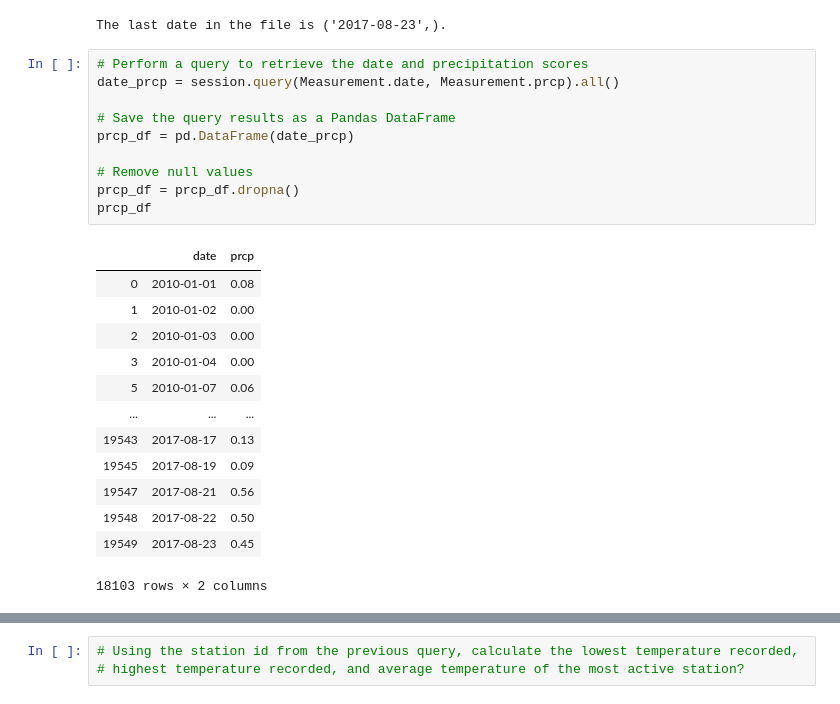
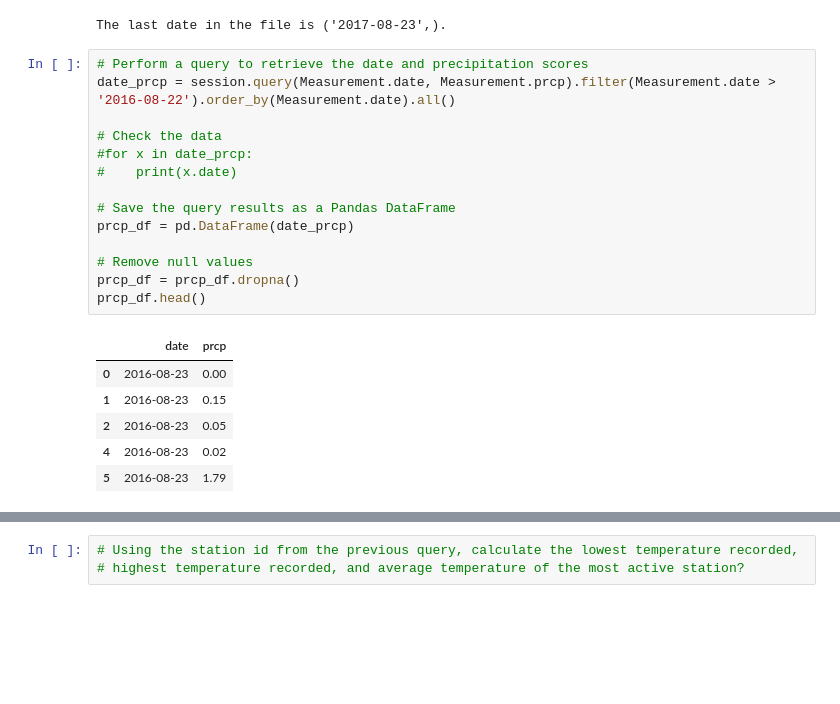
Before and after one commit to VL14/sqlalchemy-challenge, a Jupyter notebook: climate_starter.ipynb, the cells around one changed output, grey strips where cells are left out. Cells and saved outputs as stored; diff of their text form; blank space fills up the shorter version.

```diff
--- a/climate_starter.ipynb
+++ b/climate_starter.ipynb
@@ -64,25 +66,22 @@ for row in last_date:
 The last date in the file is ('2017-08-23',).
 # %%
 # Perform a query to retrieve the date and precipitation scores
-date_prcp = session.query(Measurement.date, Measurement.prcp).all()
+date_prcp = session.query(Measurement.date, Measurement.prcp).filter(Measurement.date > '2016-08-22').order_by(Measurement.date).all()
+
+# Check the data
+#for x in date_prcp:
+#    print(x.date)
 
 # Save the query results as a Pandas DataFrame
 prcp_df = pd.DataFrame(date_prcp)
 
 # Remove null values
 prcp_df = prcp_df.dropna()
-prcp_df
+prcp_df.head()
 # %% [output]
 |  | date | prcp |
-| 0 | 2010-01-01 | 0.08 |
-| 1 | 2010-01-02 | 0.00 |
-| 2 | 2010-01-03 | 0.00 |
-| 3 | 2010-01-04 | 0.00 |
-| 5 | 2010-01-07 | 0.06 |
-| ... | ... | ... |
-| 19543 | 2017-08-17 | 0.13 |
-| 19545 | 2017-08-19 | 0.09 |
-| 19547 | 2017-08-21 | 0.56 |
-| 19548 | 2017-08-22 | 0.50 |
-| 19549 | 2017-08-23 | 0.45 |
+| 0 | 2016-08-23 | 0.00 |
+| 1 | 2016-08-23 | 0.15 |
+| 2 | 2016-08-23 | 0.05 |
+| 4 | 2016-08-23 | 0.02 |
+| 5 | 2016-08-23 | 1.79 |
-18103 rows × 2 columns
```
Also changed, not shown: parts of 12 cells of this notebook.
